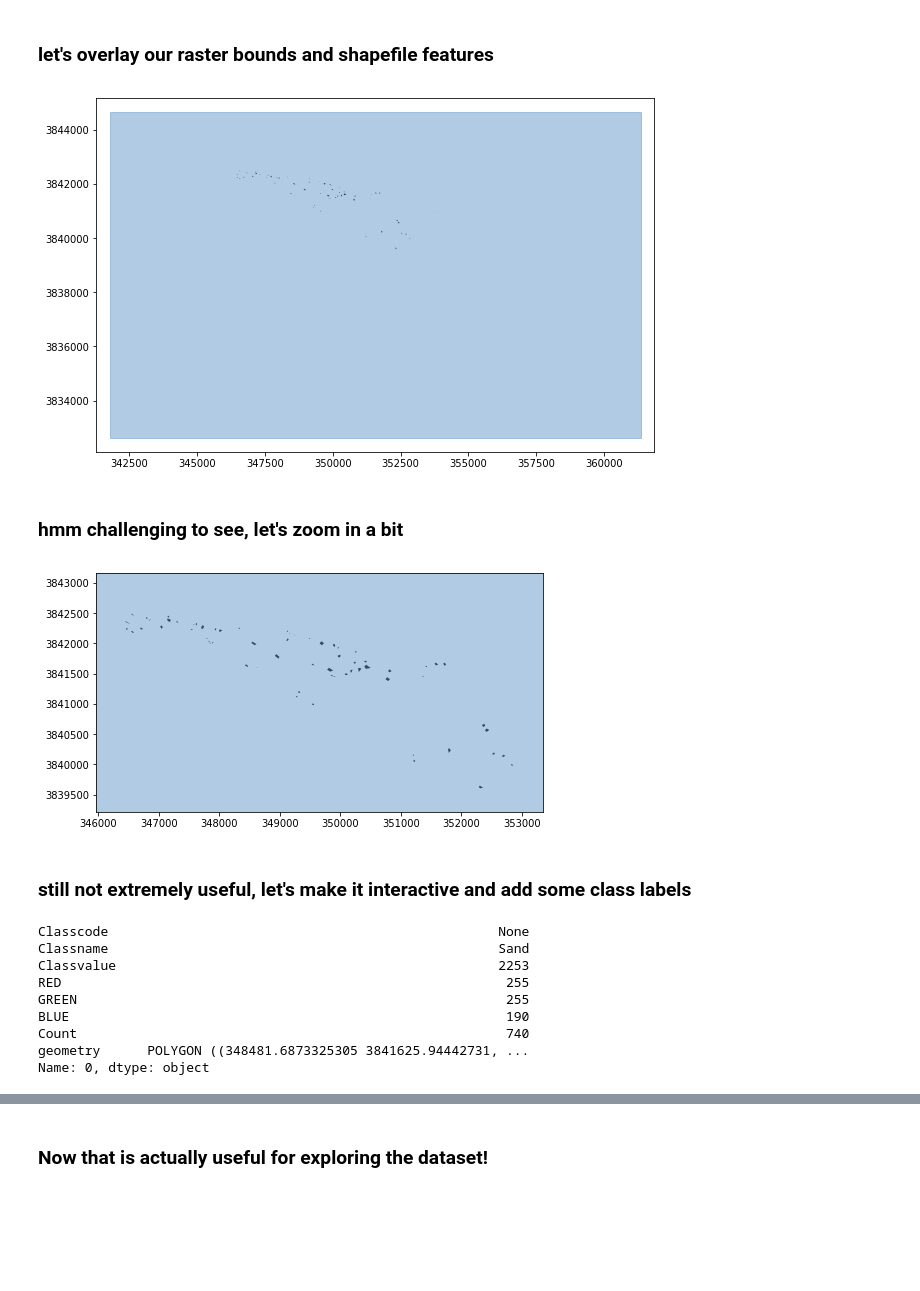
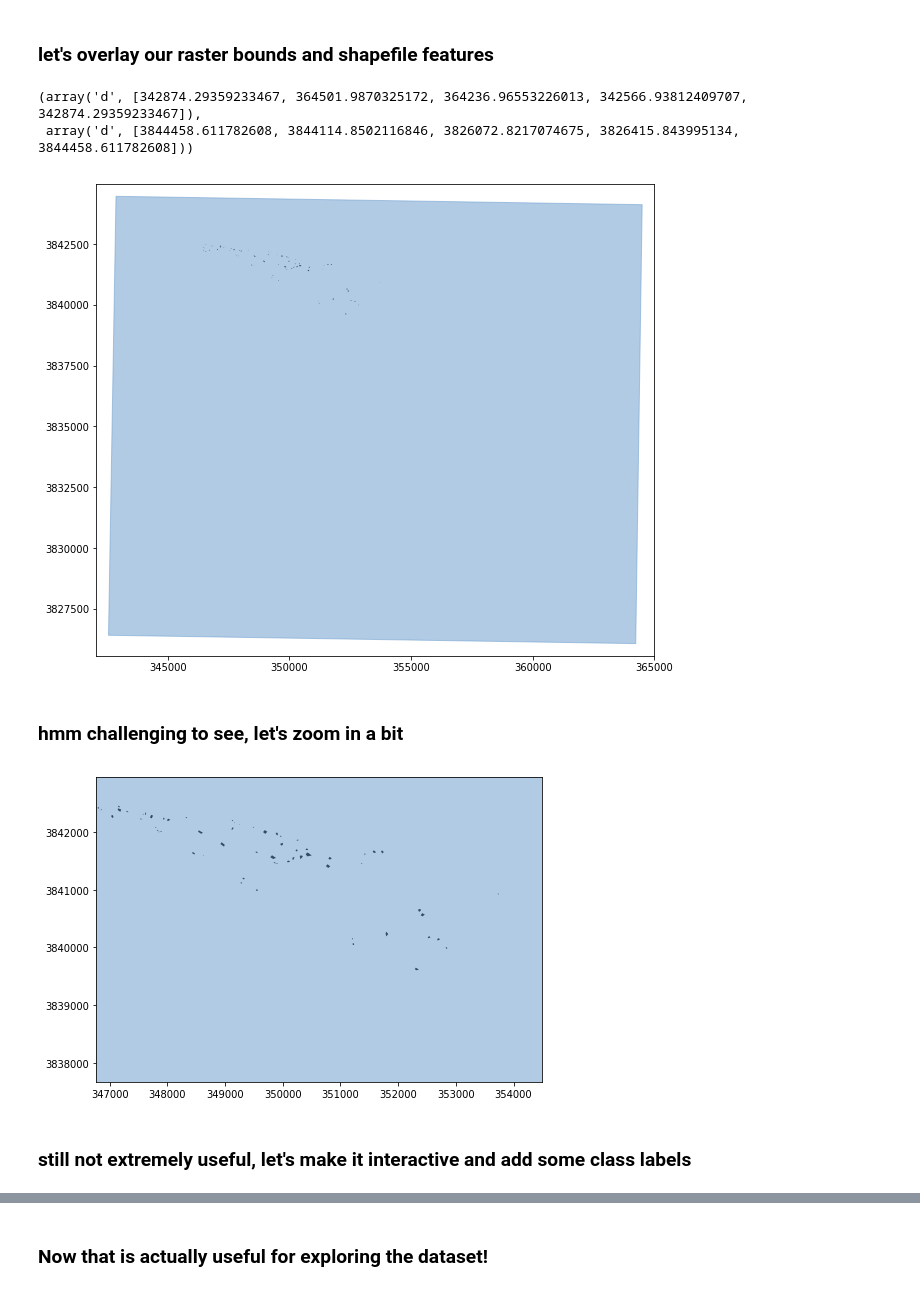
Before and after one commit to ceholden/open-geo-tutorial, a Jupyter notebook: Python/chapters/chapter_4_vector.ipynb, the cells around one changed output, grey strips where cells are left out. Drawn from its saved outputs; the diff is of its cells as text; code cells hidden in the pictures; blank space fills up the shorter version.

```diff
--- a/Python/chapters/chapter_4_vector.ipynb
+++ b/Python/chapters/chapter_4_vector.ipynb
@@ -576,11 +583,11 @@ To accomplish this rasterization of a vector layer, we could use the GDAL comman
 import rasterio
 from pyproj import Proj, transform # we will need this to convert UTM to lat, long
 import numpy as np
-dataset = rasterio.open('../../example/rcr/20171006_rcr_masked.tif')
+dataset = rasterio.open('../../example/sentinel-2/2018-10-13, Sentinel-2B L1C, B08.tiff')
 # %% [markdown]
 We showed the earlier method with fiona but geopandas has its own method for reading in a shapefile straight to a geopandas GeoDataFrame
 # %%
-shapefile = gpd.read_file('../../example/rcr/NERRS_herb_samples_2.shp')
+shapefile = gpd.read_file('../../example/rcr/rcr_training.shp')
 shapefile.head(5)
 # %% [output]
 |  | Classcode | Classname | Classvalue | RED | GREEN | BLUE | Count | geometry |
@@ -613,13 +632,15 @@ But let's find all four corner points by using `dataset.transform * (<pixel loca
 # %%
-raster_utm_points = dataset.transform * (0, 0), dataset.transform * (dataset.width, 0), dataset.transform * (dataset.width, dataset.height), dataset.transform * (0, dataset.height),
+raster_gps_points = dataset.transform * (0, 0), dataset.transform * (dataset.width, 0), dataset.transform * (dataset.width, dataset.height), dataset.transform * (0, dataset.height),
 
 # Project all longitudes, latitudes
 p1 = Proj(dataset.crs)
 p2 = Proj(proj='latlong',datum='WGS84') # we want to display on folium using WGS84
+p2 = Proj("+proj=utm +zone=18, +ellps=WGS84 +datum=WGS84 +units=m +no_defs")
+
 # use the pyproj.transform function to convert the positions to longs, lats
-longs, lats = transform(p1, p2, np.array(raster_utm_points)[:,0],np.array(raster_utm_points)[:,1])
+UTMx, UTMy = transform(p1, p2, np.array(raster_gps_points)[:,0],np.array(raster_gps_points)[:,1])
 
-raster_gps_points = list(zip(lats, longs)) # zip up the points so they're in the form [(lat, long), ...]
+raster_utm_points = list(zip(UTMx, UTMy)) # zip up the points so they're in the form [(lat, long), ...]
 
 print('raster bounds in UTM 18N:\n', raster_utm_points, '\n')
 print('raster bounds in lat, lon:\n', raster_gps_points)
@@ -641,6 +662,11 @@ raster_shape
 <shapely.geometry.polygon.Polygon at 0x...>
 # %% [markdown]
 ### let's overlay our raster bounds and shapefile features
+# %%
+raster_shape.exterior.xy
+# %% [output]
+(array('d', [342874.29359233467, 364501.9870325172, 364236.96553226013, 342566.93812409707, 342874.29359233467]),
+ array('d', [3844458.611782608, 3844114.8502116846, 3826072.8217074675, 3826415.843995134, 3844458.611782608]))
 # %%
 from descartes import PolygonPatch
 import matplotlib.pyplot as plt
@@ -671,40 +697,28 @@ ax.set_ylim(*yrange)
 ax.set_aspect('equal')
 plt.show()
 # %% [output]
-[figure, old version]
+[figure, new version]
 # %% [markdown]
 ### hmm challenging to see, let's zoom in a bit
 # %%
 fig, ax = plt.subplots(figsize=(8,8))
 
 # add raster bounds
 poly1patch = PolygonPatch(raster_shape, fc=BLUE, ec=BLUE, alpha=0.5, zorder=2)
 ax.add_patch(poly1patch)
 
 shapefile.plot(ax=ax, color='black')
 
-xrange = [int(min(raster_shape.exterior.xy[0]))+4200, int(max(raster_shape.exterior.xy[0]))-8000]
-yrange = [int(min(raster_shape.exterior.xy[1]))+6600, int(max(raster_shape.exterior.xy[1]))-1500]
+xrange = [int(min(raster_shape.exterior.xy[0]))+4200, int(max(raster_shape.exterior.xy[0]))-10000]
+yrange = [int(min(raster_shape.exterior.xy[1]))+11600, int(max(raster_shape.exterior.xy[1]))-1500]
 ax.set_xlim(*xrange)
 ax.set_ylim(*yrange)
 ax.set_aspect('equal')
 plt.show()
 # %% [output]
-[figure, old version]
+[figure, new version]
 # %% [markdown]
 ### still not extremely useful, let's make it interactive and add some class labels
-# %%
-shapefile.iloc[0]
-# %% [output]
-Classcode                                                  None
-Classname                                                  Sand
-Classvalue                                                 2253
-RED                                                         255
-GREEN                                                       255
-BLUE                                                        190
-Count                                                       740
-geometry      POLYGON ((348481.6873325305 3841625.94442731, ...
-Name: 0, dtype: object
 # %%
 import folium # let's make an interactive map using leaflet
 
```
Also changed, not shown: parts of 34 cells of this notebook, 34 other files.
